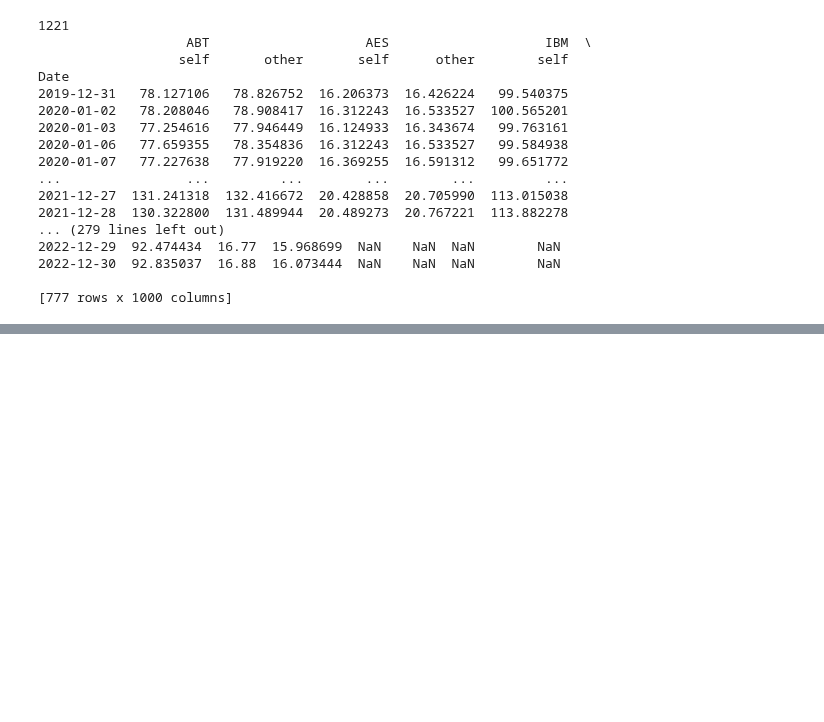
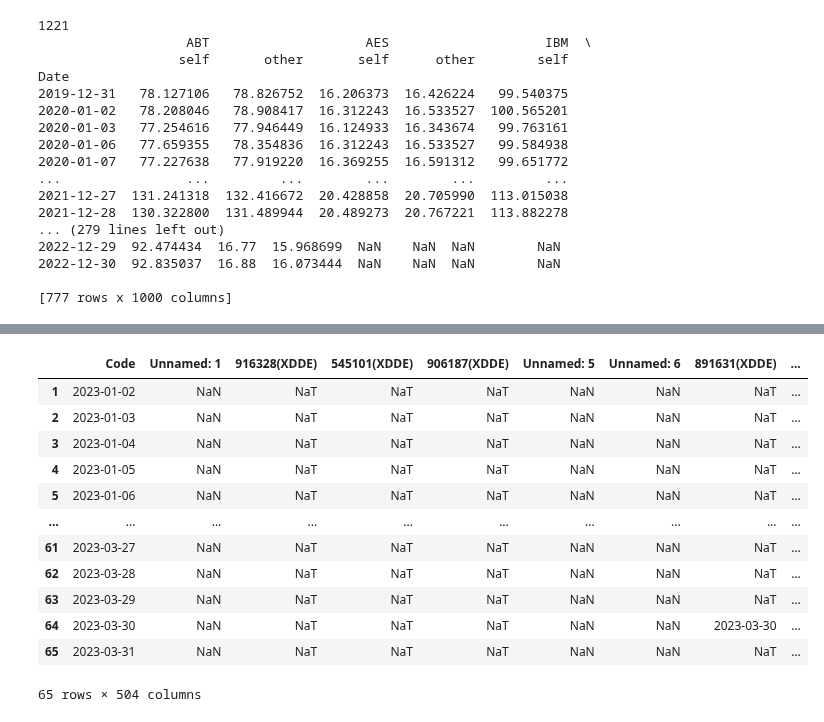
Before and after one commit to rebecca-di-francesco-bfh/sectoral-decarbonization, a Jupyter notebook: compare_yahoo_df.ipynb, the cells around one changed output, grey strips where cells are left out. Saved outputs shown, nothing was run; the diff lists cells and outputs as text; code cells hidden in the pictures; blank space fills up the shorter version.

```diff
--- a/compare_yahoo_df.ipynb
+++ b/compare_yahoo_df.ipynb
@@ -34,0 +172,16 @@ Date
+# %%
+div_date_next_3m
+# %% [output]
+|  | Code | Unnamed: 1 | 916328(XDDE) | 545101(XDDE) | 906187(XDDE) | Unnamed: 5 | Unnamed: 6 | 891631(XDDE) | ... |
+| 1 | 2023-01-02 | NaN | NaT | NaT | NaT | NaN | NaN | NaT | ... |
+| 2 | 2023-01-03 | NaN | NaT | NaT | NaT | NaN | NaN | NaT | ... |
+| 3 | 2023-01-04 | NaN | NaT | NaT | NaT | NaN | NaN | NaT | ... |
+| 4 | 2023-01-05 | NaN | NaT | NaT | NaT | NaN | NaN | NaT | ... |
+| 5 | 2023-01-06 | NaN | NaT | NaT | NaT | NaN | NaN | NaT | ... |
+| ... | ... | ... | ... | ... | ... | ... | ... | ... | ... |
+| 61 | 2023-03-27 | NaN | NaT | NaT | NaT | NaN | NaN | NaT | ... |
+| 62 | 2023-03-28 | NaN | NaT | NaT | NaT | NaN | NaN | NaT | ... |
+| 63 | 2023-03-29 | NaN | NaT | NaT | NaT | NaN | NaN | NaT | ... |
+| 64 | 2023-03-30 | NaN | NaT | NaT | NaT | NaN | NaN | 2023-03-30 | ... |
+| 65 | 2023-03-31 | NaN | NaT | NaT | NaT | NaN | NaN | NaT | ... |
+65 rows × 504 columns
```
Also changed, not shown: parts of 8 cells of this notebook, 1 other file.
